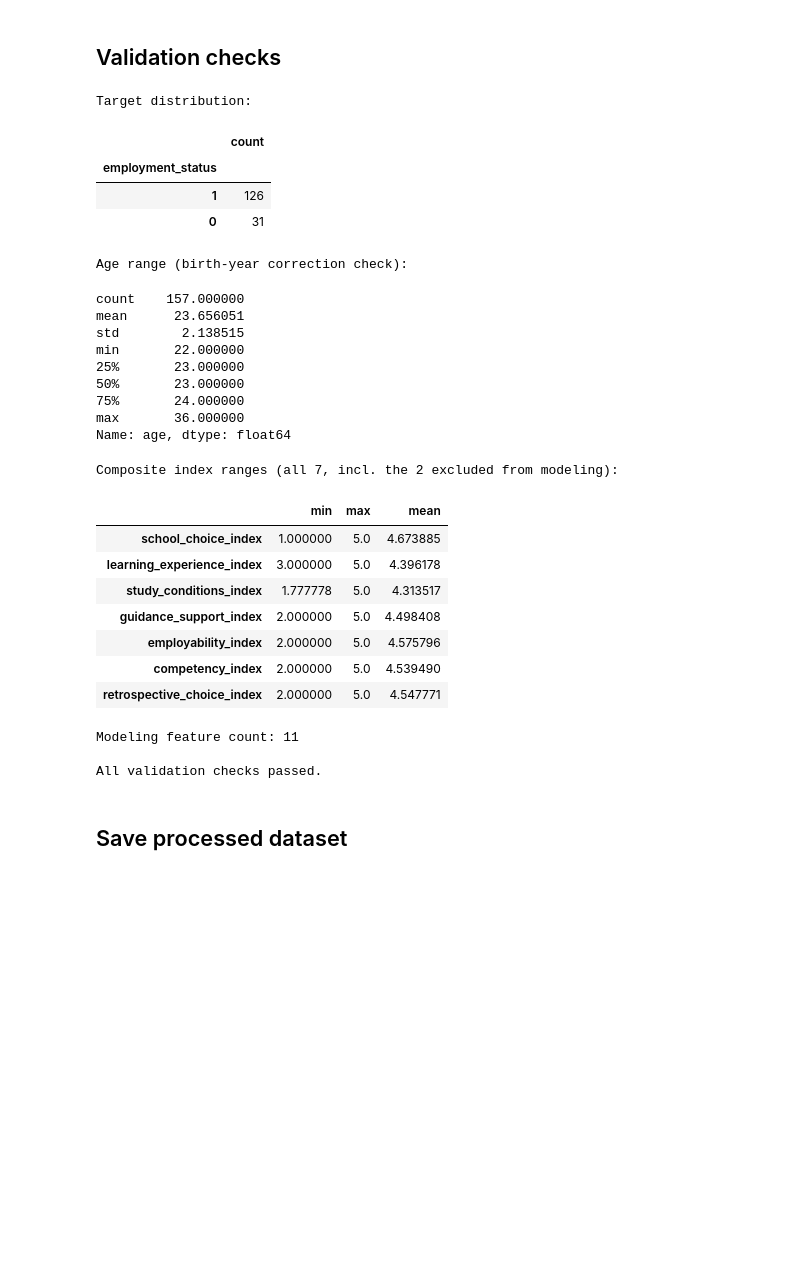
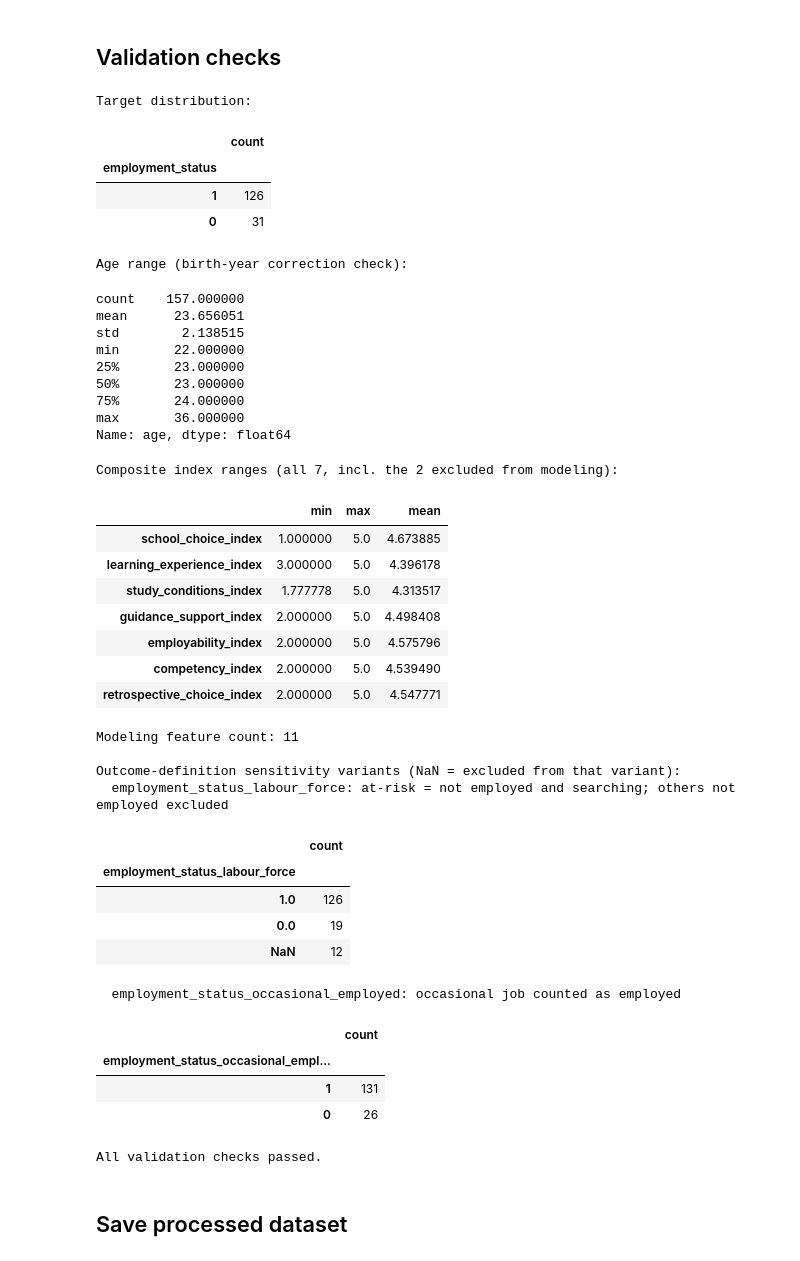
Before and after one commit to kbserrano/graduate-risk-analytics, a Jupyter notebook: notebooks/02_preprocessing.ipynb, the cells around one changed output. Saved outputs shown, nothing was run; the diff lists cells and outputs as text; code cells hidden in the pictures; blank space fills up the shorter version.

```diff
--- a/notebooks/02_preprocessing.ipynb
+++ b/notebooks/02_preprocessing.ipynb
@@ -83,36 +84,53 @@ print("\nComposite index ranges (all 7, incl. the 2 excluded from modeling):")
 display(df_analysis[COMPOSITE_VARS].describe().T[["min", "max", "mean"]])
 
 print(f"\nModeling feature count: {len(CANDIDATE_FEATURES)}")
-assert df_final.isnull().sum().sum() == 0, "Unexpected missing values after preprocessing."
+assert df_final[MODELING_COLUMNS].isnull().sum().sum() == 0, "Unexpected missing values after preprocessing."
+print("\nOutcome-definition sensitivity variants (NaN = excluded from that variant):")
+for col, desc in TARGET_VARIANTS.items():
+    print(f"  {col}: {desc}")
+    display(df_final[col].value_counts(dropna=False).to_frame("count"))
+
 print("\nAll validation checks passed.")
 # %% [output]
 Target distribution:
 |  | count |
 | employment_status |  |
 | 1 | 126 |
 | 0 | 31 |
 Age range (birth-year correction check):
 count    157.000000
 mean      23.656051
 std        2.138515
 min       22.000000
 25%       23.000000
 50%       23.000000
 75%       24.000000
 max       36.000000
 Name: age, dtype: float64
 Composite index ranges (all 7, incl. the 2 excluded from modeling):
 |  | min | max | mean |
 | school_choice_index | 1.000000 | 5.0 | 4.673885 |
 | learning_experience_index | 3.000000 | 5.0 | 4.396178 |
 | study_conditions_index | 1.777778 | 5.0 | 4.313517 |
 | guidance_support_index | 2.000000 | 5.0 | 4.498408 |
 | employability_index | 2.000000 | 5.0 | 4.575796 |
 | competency_index | 2.000000 | 5.0 | 4.539490 |
 | retrospective_choice_index | 2.000000 | 5.0 | 4.547771 |
 Modeling feature count: 11
 
-All validation checks passed.
+Outcome-definition sensitivity variants (NaN = excluded from that variant):
+  employment_status_labour_force: at-risk = not employed and searching; others not employed excluded
+|  | count |
+| employment_status_labour_force |  |
+| 1.0 | 126 |
+| 0.0 | 19 |
+| NaN | 12 |
+  employment_status_occasional_employed: occasional job counted as employed
+|  | count |
+| employment_status_occasional_empl... |  |
+| 1 | 131 |
+| 0 | 26 |
+All validation checks passed.
 # %% [markdown]
 ## Save processed dataset
 # %%
```
Also changed, not shown: parts of 3 cells of this notebook, 24 other files.
